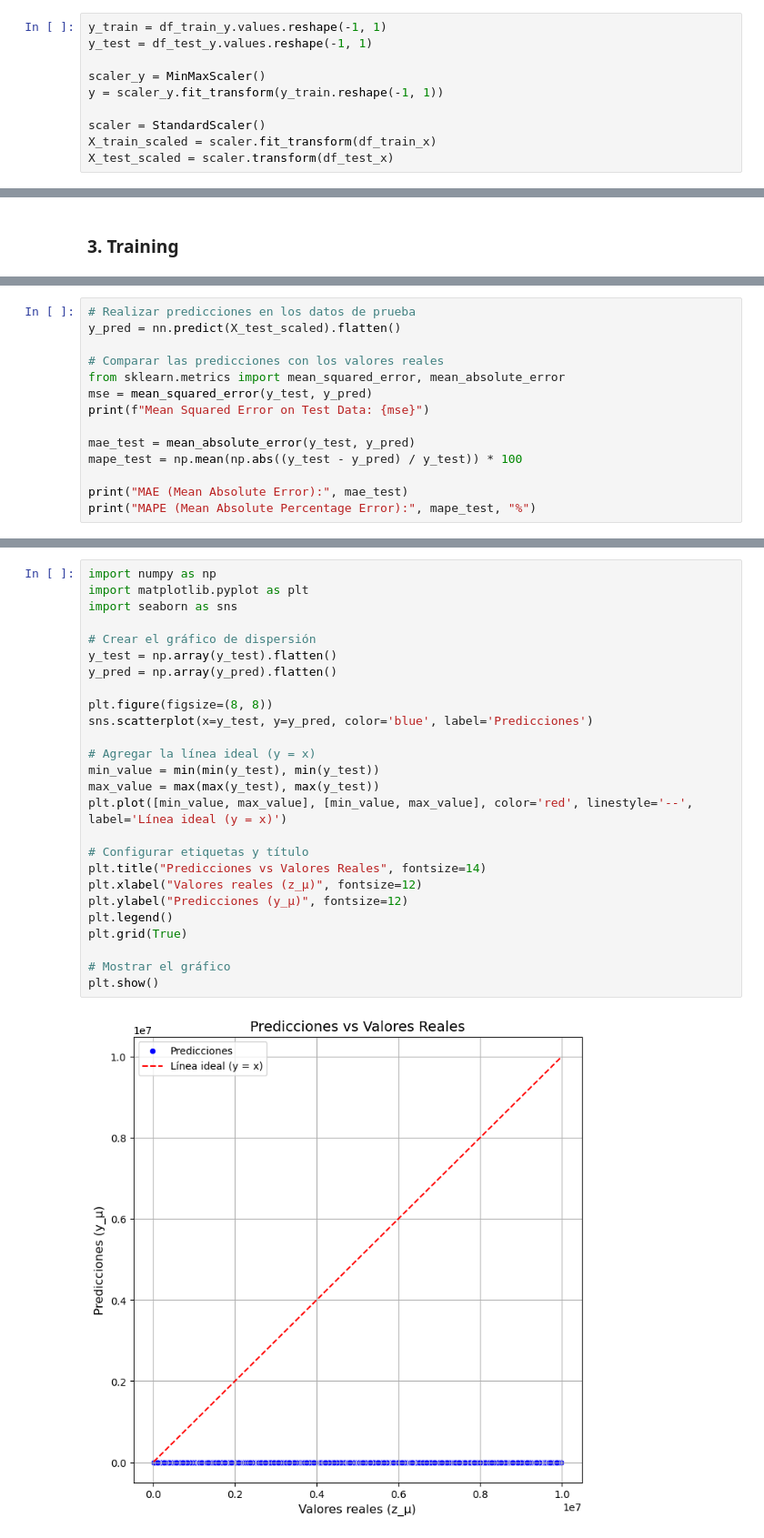
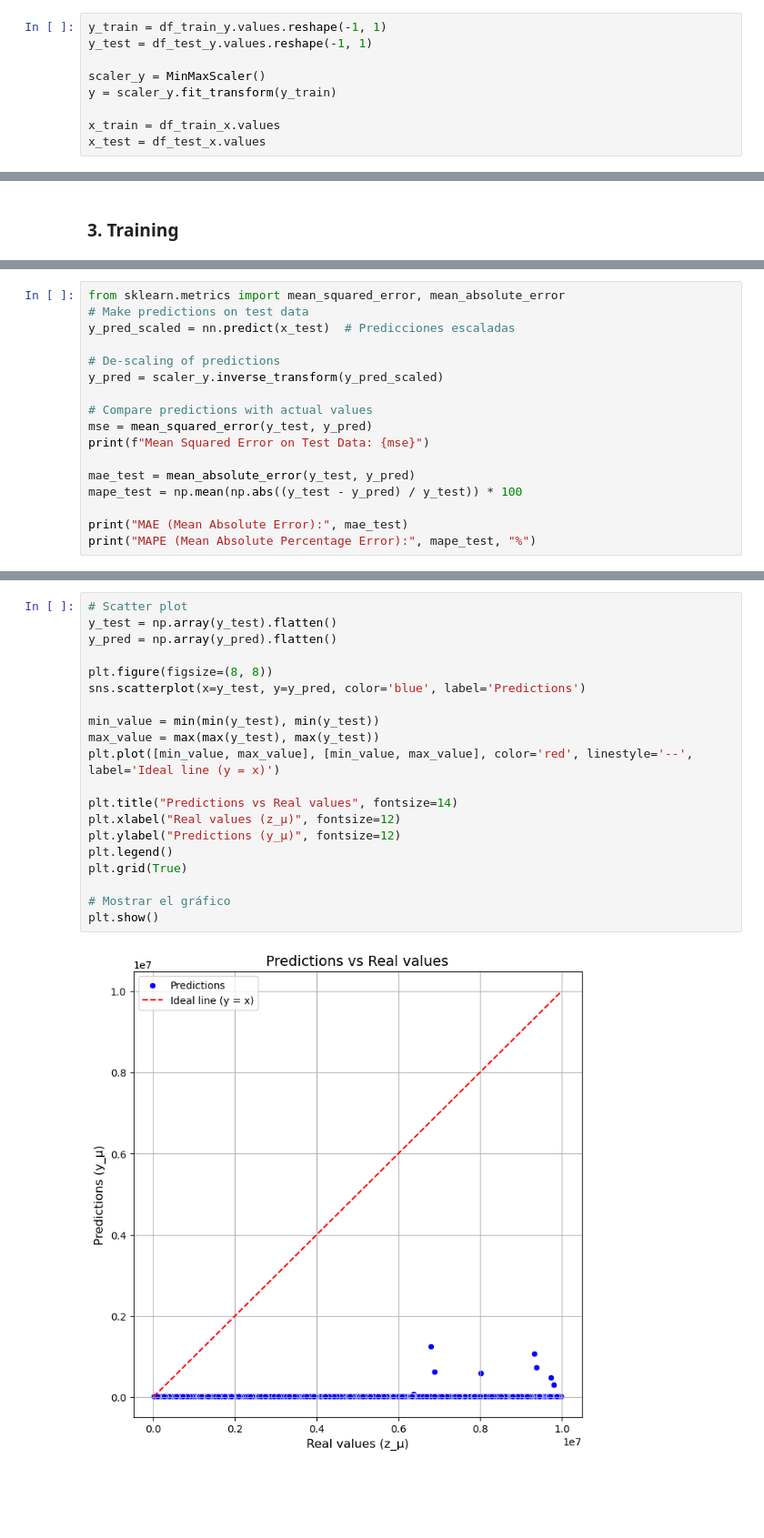
Before and after one commit to UxueGarciaRodriguez2/Prediction-of-Paris-Housing, a Jupyter notebook: BP_implementation.ipynb, the cells around one changed output, grey strips where cells are left out. Shown: that part at 91% size. Cells and saved outputs as stored; diff of their text form; blank space fills up the shorter version.

```diff
--- a/BP_implementation.ipynb
+++ b/BP_implementation.ipynb
@@ -30,8 +25,7 @@ y_train = df_train_y.values.reshape(-1, 1)
 y_test = df_test_y.values.reshape(-1, 1)
 
 scaler_y = MinMaxScaler()
-y = scaler_y.fit_transform(y_train.reshape(-1, 1))
+y = scaler_y.fit_transform(y_train)
 
-scaler = StandardScaler()
-X_train_scaled = scaler.fit_transform(df_train_x)
-X_test_scaled = scaler.transform(df_test_x)
+x_train = df_train_x.values
+x_test = df_test_x.values
@@ -98,9 +81,12 @@ plt.show()
 # %%
-# Realizar predicciones en los datos de prueba
-y_pred = nn.predict(X_test_scaled).flatten()
+from sklearn.metrics import mean_squared_error, mean_absolute_error
+# Make predictions on test data
+y_pred_scaled = nn.predict(x_test)  # Predicciones escaladas
 
-# Comparar las predicciones con los valores reales
-from sklearn.metrics import mean_squared_error, mean_absolute_error
+# De-scaling of predictions
+y_pred = scaler_y.inverse_transform(y_pred_scaled)
+
+# Compare predictions with actual values
 mse = mean_squared_error(y_test, y_pred)
 print(f"Mean Squared Error on Test Data: {mse}")
 
@@ -116,28 +102,22 @@ MAPE (Mean Absolute Percentage Error): 100.00002740822134 %
 # %%
-import numpy as np
-import matplotlib.pyplot as plt
-import seaborn as sns
-
-# Crear el gráfico de dispersión
+# Scatter plot
 y_test = np.array(y_test).flatten()
 y_pred = np.array(y_pred).flatten()
 
 plt.figure(figsize=(8, 8))
-sns.scatterplot(x=y_test, y=y_pred, color='blue', label='Predicciones')
+sns.scatterplot(x=y_test, y=y_pred, color='blue', label='Predictions')
 
-# Agregar la línea ideal (y = x)
 min_value = min(min(y_test), min(y_test))
 max_value = max(max(y_test), max(y_test))
-plt.plot([min_value, max_value], [min_value, max_value], color='red', linestyle='--', label='Línea ideal (y = x)')
+plt.plot([min_value, max_value], [min_value, max_value], color='red', linestyle='--', label='Ideal line (y = x)')
 
-# Configurar etiquetas y título
-plt.title("Predicciones vs Valores Reales", fontsize=14)
-plt.xlabel("Valores reales (z_μ)", fontsize=12)
-plt.ylabel("Predicciones (y_μ)", fontsize=12)
+plt.title("Predictions vs Real values", fontsize=14)
+plt.xlabel("Real values (z_μ)", fontsize=12)
+plt.ylabel("Predictions (y_μ)", fontsize=12)
 plt.legend()
 plt.grid(True)
 
 # Mostrar el gráfico
 plt.show()
 # %% [output]
-[figure, old version]
+[figure, new version]
```
Also changed, not shown: parts of 9 cells of this notebook, 30 other files.
